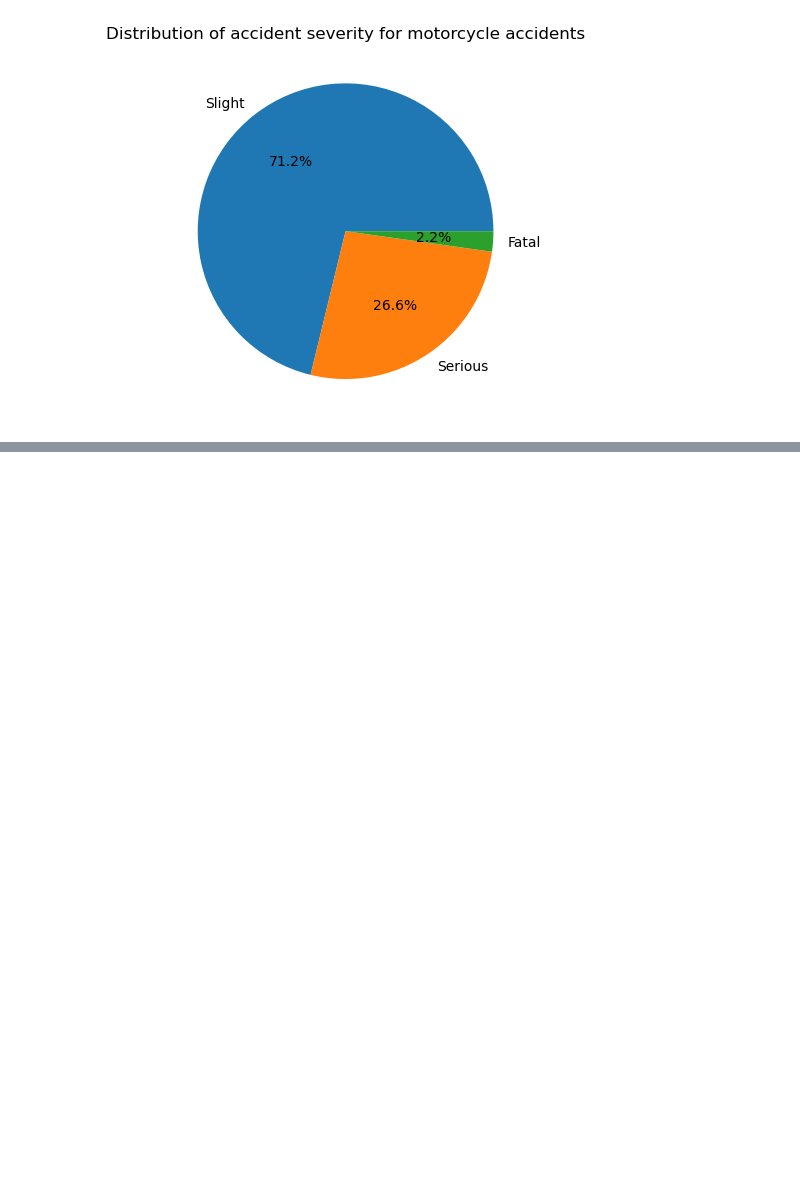
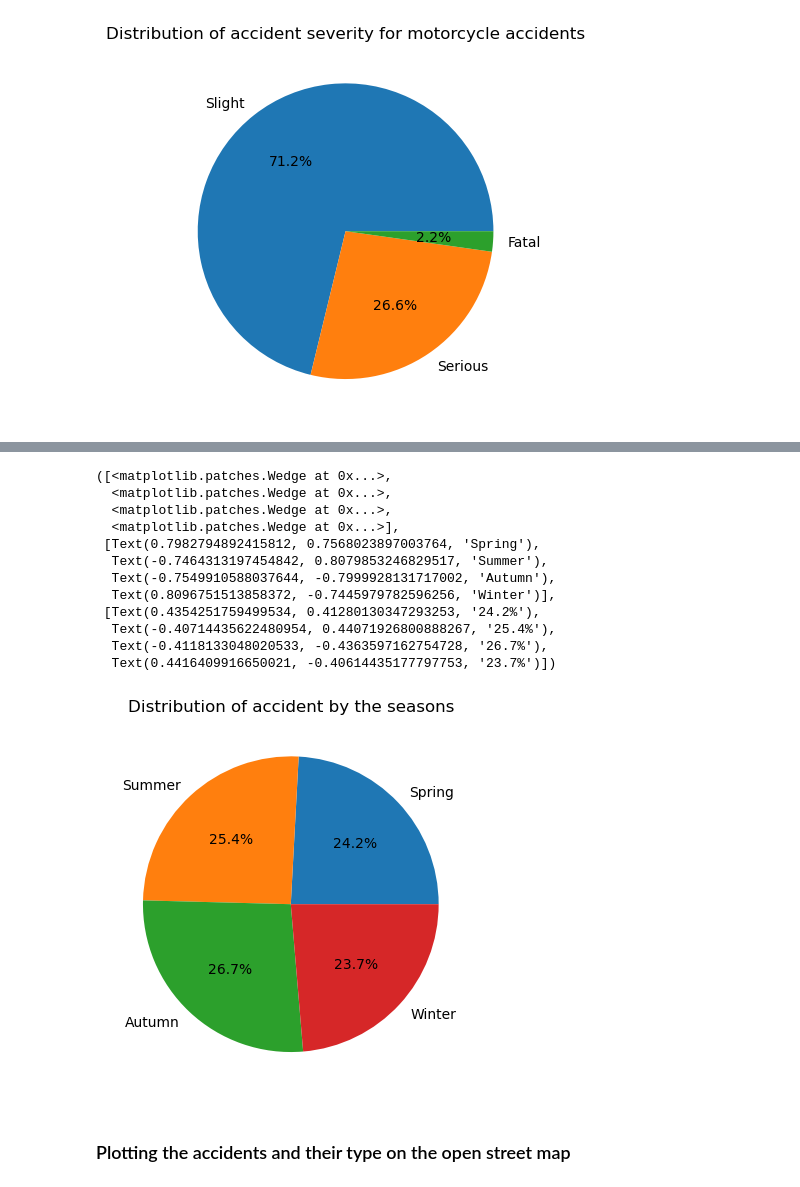
Before and after one commit to stachu123/car-accidents-pyspark, a Jupyter notebook: Car_accidents.ipynb, the cells around one changed output, grey strips where cells are left out. Saved outputs shown, nothing was run; the diff lists cells and outputs as text; code cells hidden in the pictures; blank space fills up the shorter version.

```diff
--- a/Car_accidents.ipynb
+++ b/Car_accidents.ipynb
@@ -343,0 +366,5 @@ ax.pie(sizes, labels=labels, autopct='%1.1f%%')
+# %%
+### choosing the columns
+columns_weather = ['Accident_Index', 'Accident_Severity', 'Date', 'Light_Conditions', 'Weather_Conditions']
+weather_acc = df.select(*columns)
+weather_acc.limit(5).toPandas()
@@ -343,0 +394,15 @@ ax.pie(sizes, labels=labels, autopct='%1.1f%%')
+# %%
+### season columns
+spring_condition = ((month(col('Date')) >= 3) & (month(col('Date')) <= 5))
+summer_condition = ((month(col('Date')) >= 6) & (month(col('Date')) <= 8))
+autumn_condition = ((month(col('Date')) >= 9) & (month(col('Date')) <= 11))
+winter_condition = ((month(col('Date')) == 12) | (month(col('Date')) <= 2))
+
+weather_acc = weather_acc \
+    .withColumn('Seasons', \
+                when(spring_condition, lit("Spring")) \
+                .when(summer_condition, lit("Summer")) \
+                .when(autumn_condition, lit("Autumn")) \
+                .when(winter_condition, lit("Winter")).otherwise(lit("Unknown")))
+
+weather_acc.limit(5).toPandas()
@@ -343,0 +416,10 @@ ax.pie(sizes, labels=labels, autopct='%1.1f%%')
+# %%
+#grouping by the season
+
+all_weather = weather_acc.groupby('Seasons') \
+    .agg(count('Accident_Severity').alias('Count of accidents (All Types)'), \
+         sum('Slight').alias('Count of slight accidents'), \
+         sum('Serious').alias('Count of Serious accidents'), \
+         sum('Fatal').alias('Count of Fatal accidents'))
+
+all_weather.limit(5).toPandas()
@@ -343,0 +432,30 @@ ax.pie(sizes, labels=labels, autopct='%1.1f%%')
+# %%
+#plotting the count of accidents by the season
+
+spring_sum = all_weather.filter(col('Seasons') =='Spring').select('Count of accidents (All Types)').collect()[0][0]
+summer_sum = all_weather.filter(col('Seasons') =='Summer').select('Count of accidents (All Types)').collect()[0][0]
+autumn_sum = all_weather.filter(col('Seasons') =='Autumn').select('Count of accidents (All Types)').collect()[0][0]
+winter_sum = all_weather.filter(col('Seasons') =='Winter').select('Count of accidents (All Types)').collect()[0][0]
+
+sizes = [spring_sum, summer_sum, autumn_sum, winter_sum]
+labels = ['Spring', 'Summer', 'Autumn', 'Winter']
+
+fig, ax = plt.subplots()
+plt.title("Distribution of accident by the seasons")
+ax.pie(sizes, labels=labels, autopct='%1.1f%%')
+# %% [output]
+([<matplotlib.patches.Wedge at 0x...>,
+  <matplotlib.patches.Wedge at 0x...>,
+  <matplotlib.patches.Wedge at 0x...>,
+  <matplotlib.patches.Wedge at 0x...>],
+ [Text(0.7982794892415812, 0.7568023897003764, 'Spring'),
+  Text(-0.7464313197454842, 0.8079853246829517, 'Summer'),
+  Text(-0.7549910588037644, -0.7999928131717002, 'Autumn'),
+  Text(0.8096751513858372, -0.7445979782596256, 'Winter')],
+ [Text(0.4354251759499534, 0.41280130347293253, '24.2%'),
+  Text(-0.40714435622480954, 0.44071926800888267, '25.4%'),
+  Text(-0.4118133048020533, -0.4363597162754728, '26.7%'),
+  Text(0.4416409916650021, -0.40614435177797753, '23.7%')])
+[figure, added]
+# %% [markdown]
+### Plotting the accidents and their type on the open street map
```
Also changed, not shown: parts of 12 cells of this notebook.
